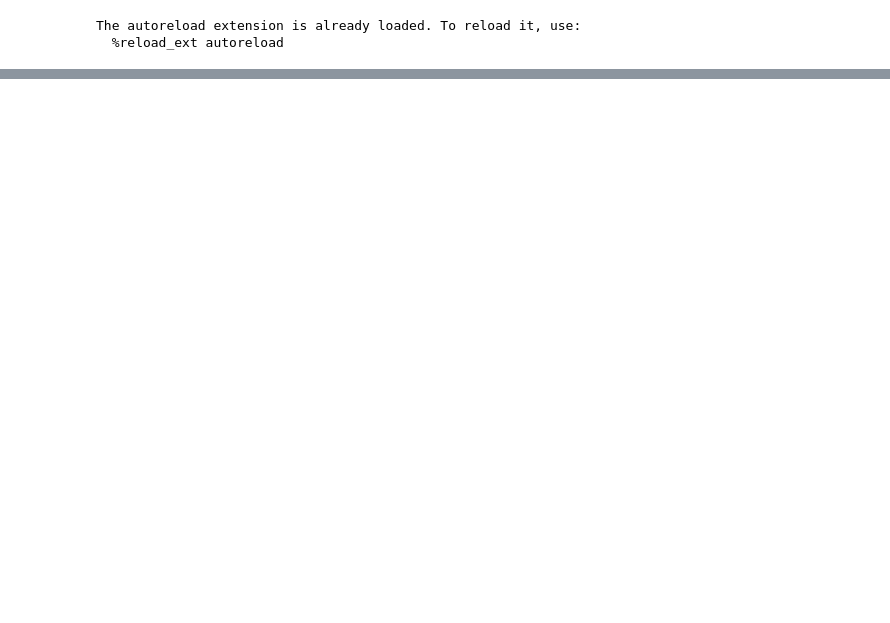
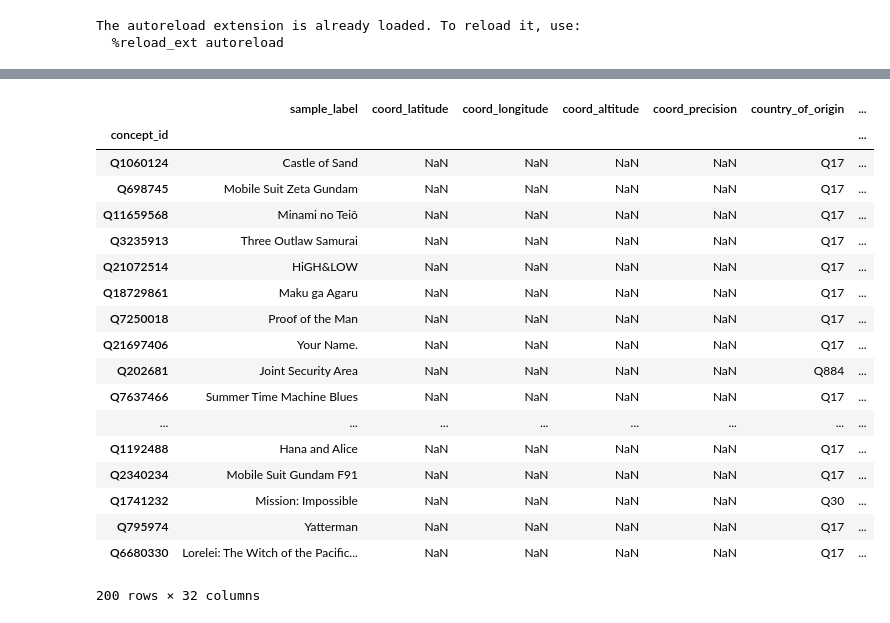
Before and after one commit to turtlesoupy/wikilanguage, a Jupyter notebook: Pandas.ipynb, the cells around one changed output, grey strips where cells are left out. Drawn from its saved outputs; the diff is of its cells as text; code cells hidden in the pictures; blank space fills up the shorter version.

```diff
--- a/Pandas.ipynb
+++ b/Pandas.ipynb
@@ -16,0 +59,5 @@ len(df)
+# %%
+japan_prefers = pandas_helper.kl_divergence(films, base_wiki="enwiki", target_wiki="jawiki")
+pandas_helper.top_by_year(japan_prefers, top_col='kl_divergence')[
+    ['publication_date', 'enwiki_title', 'jawiki_title', 'kl_divergence', 'kl_relative_to_max']
+]
@@ -16,0 +83,22 @@ len(df)
+# %%
+japan_prefers
+# %% [output]
+|  | sample_label | coord_latitude | coord_longitude | coord_altitude | coord_precision | country_of_origin | ... |
+| concept_id |  |  |  |  |  |  | ... |
+| Q1060124 | Castle of Sand | NaN | NaN | NaN | NaN | Q17 | ... |
+| Q698745 | Mobile Suit Zeta Gundam | NaN | NaN | NaN | NaN | Q17 | ... |
+| Q11659568 | Minami no Teiō | NaN | NaN | NaN | NaN | Q17 | ... |
+| Q3235913 | Three Outlaw Samurai | NaN | NaN | NaN | NaN | Q17 | ... |
+| Q21072514 | HiGH&LOW | NaN | NaN | NaN | NaN | Q17 | ... |
+| Q18729861 | Maku ga Agaru | NaN | NaN | NaN | NaN | Q17 | ... |
+| Q7250018 | Proof of the Man | NaN | NaN | NaN | NaN | Q17 | ... |
+| Q21697406 | Your Name. | NaN | NaN | NaN | NaN | Q17 | ... |
+| Q202681 | Joint Security Area | NaN | NaN | NaN | NaN | Q884 | ... |
+| Q7637466 | Summer Time Machine Blues | NaN | NaN | NaN | NaN | Q17 | ... |
+| ... | ... | ... | ... | ... | ... | ... | ... |
+| Q1192488 | Hana and Alice | NaN | NaN | NaN | NaN | Q17 | ... |
+| Q2340234 | Mobile Suit Gundam F91 | NaN | NaN | NaN | NaN | Q17 | ... |
+| Q1741232 | Mission: Impossible | NaN | NaN | NaN | NaN | Q30 | ... |
+| Q795974 | Yatterman | NaN | NaN | NaN | NaN | Q17 | ... |
+| Q6680330 | Lorelei: The Witch of the Pacific... | NaN | NaN | NaN | NaN | Q17 | ... |
+200 rows × 32 columns
```
Also changed, not shown: parts of 7 cells of this notebook, 1 other file.
